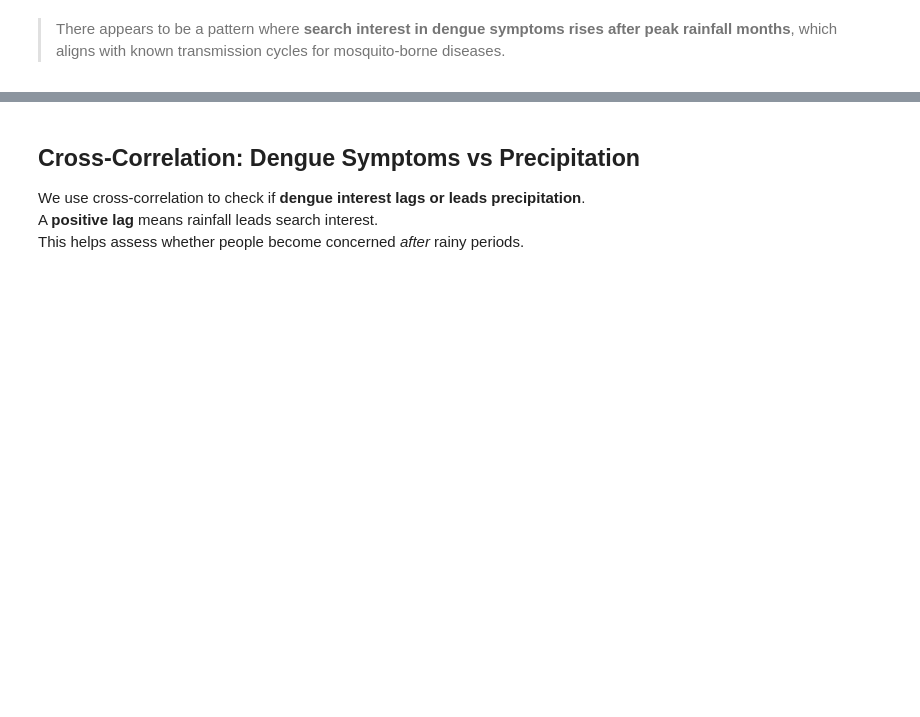
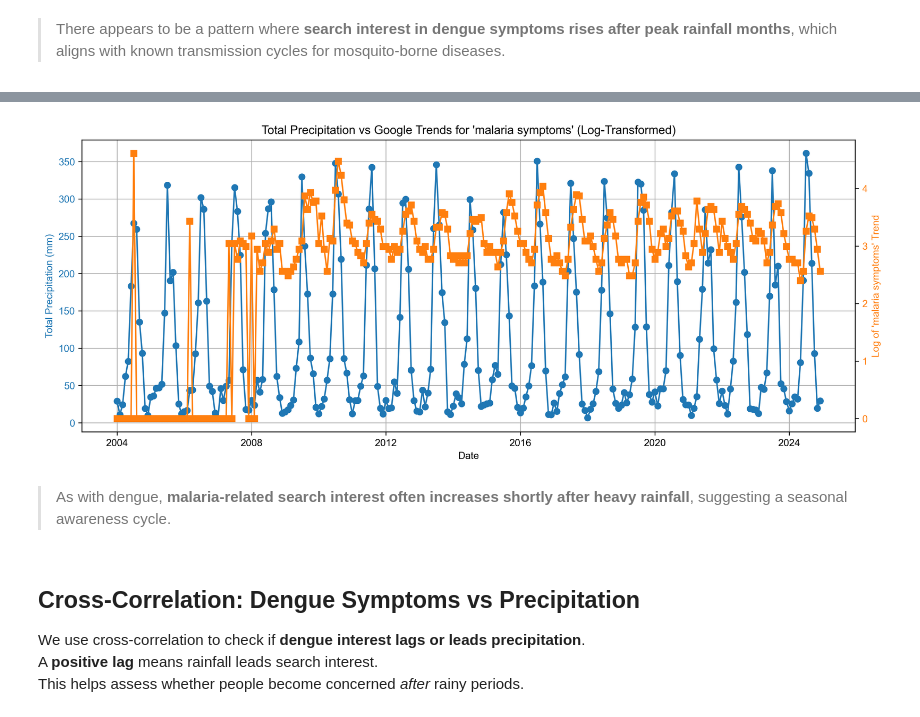
Before and after one commit to saketlab/varunayan, a Jupyter notebook: notebooks/05_malaria_dengue_public_interest_trend.ipynb, the cells around one changed output, grey strips where cells are left out. Cells and saved outputs as stored; diff of their text form; code cells hidden in the pictures; blank space fills up the shorter version.

```diff
--- a/notebooks/05_malaria_dengue_public_interest_trend.ipynb
+++ b/notebooks/05_malaria_dengue_public_interest_trend.ipynb
@@ -138,3 +142,36 @@ plt.show()
+# %%
+import numpy as np
+import matplotlib.pyplot as plt
+
+setup_matplotlib()
+
+fig, ax1 = plt.subplots(figsize=(12, 5))
+
+# Plot tp on left y-axis
+ax1.plot(df_malaria_merged['date'], df_malaria_merged['tp'], color='tab:blue', marker='o', label='Total Precipitation (tp)')
+ax1.set_ylabel('Total Precipitation (mm)', color='tab:blue')
+ax1.tick_params(axis='y', labelcolor='tab:blue')
+
+# Apply log transform to malaria column
+malaria_log = np.log(df_malaria_merged['malaria symptoms'] + 1)  # Add 1 to avoid log(0)
+
+# Plot on right y-axis
+ax2 = ax1.twinx()
+ax2.plot(df_malaria_merged['date'], malaria_log, color='tab:orange', marker='s', label='searches for \'malaria symptoms\' (log-scaled)')
+ax2.set_ylabel('Log of \'malaria symptoms\' Trend', color='tab:orange')
+ax2.tick_params(axis='y', labelcolor='tab:orange')
+
+# Title and grid
+plt.title('Total Precipitation vs Google Trends for \'malaria symptoms\' (Log-Transformed)')
+ax1.set_xlabel('Date')
+ax1.grid(True)
+fig.tight_layout()
+
+plt.show()
+# %% [output]
+[figure, added]
+# %% [markdown]
+> As with dengue, **malaria-related search interest often increases shortly after heavy rainfall**, suggesting a seasonal awareness cycle.
 # %% [markdown]
 ## Cross-Correlation: Dengue Symptoms vs Precipitation
 
```
Also changed, not shown: parts of 4 cells of this notebook.
